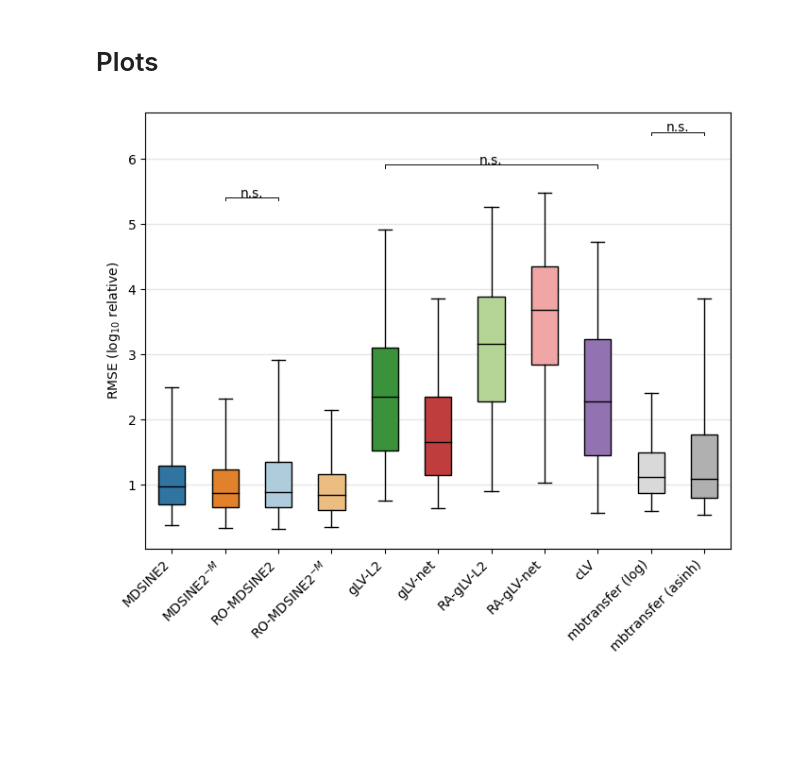
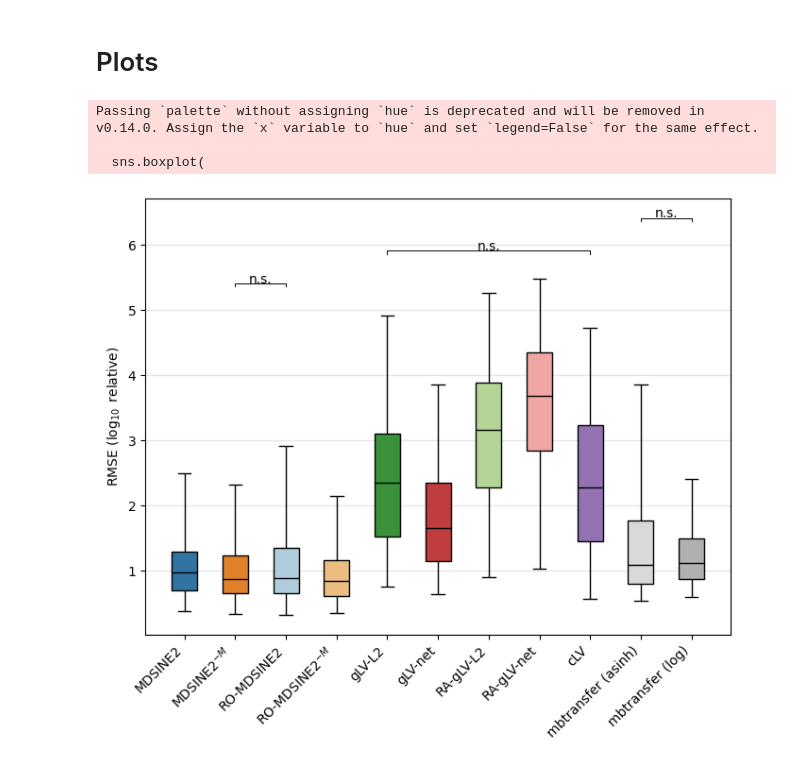
Before and after one commit to gibsonlab/microbiome_interventions, a Jupyter notebook: _plots/step1_cv_plot.ipynb, the cells around one changed output. Drawn from its saved outputs; the diff is of its cells as text; code cells hidden in the pictures; blank space fills up the shorter version.

Commit message:
order changed for plot

```diff
--- a/_plots/step1_cv_plot.ipynb
+++ b/_plots/step1_cv_plot.ipynb
@@ -202,8 +202,8 @@ method_labels = {
     'gLV (elastic net)': 'gLV-net',
     'gLV (ridge)': 'gLV-L2',
     'LRA': 'RA-L',
-    'mbtransfer_log': 'mbtransfer (log)',
-    'mbtransfer_arcsinh': 'mbtransfer (asinh)'
+    'mbtransfer_arcsinh': 'mbtransfer (asinh)',
+    'mbtransfer_log': 'mbtransfer (log)'
 }
 palette = sns.color_palette("tab10", n_colors=10)
 paired_palette = sns.color_palette("Paired")
@@ -219,25 +219,28 @@ method_colors = {
     'gLV-RA (ridge)': paired_palette[2],
     'cLV': palette[4],
     'LRA': palette[5],
-    'mbtransfer_log': gradient_palette[2],
-    'mbtransfer_arcsinh': gradient_palette[4]
+    'mbtransfer_arcsinh': gradient_palette[2],
+    'mbtransfer_log': gradient_palette[4],
 }
 # %% [markdown]
 # Plots
 # %%
-method_order = ['MDSINE2', 'MDSINE2 (No Modules)', 'RA-MDSINE2', 'RA-MDSINE2 (No Modules)', 'gLV (ridge)', 'gLV (elastic net)', 'gLV-RA (ridge)', 'gLV-RA (elastic net)', 'cLV', 'mbtransfer_log', 'mbtransfer_arcsinh']
+method_order = ['MDSINE2', 'MDSINE2 (No Modules)', 'RA-MDSINE2', 'RA-MDSINE2 (No Modules)', 'gLV (ridge)', 'gLV (elastic net)', 'gLV-RA (ridge)', 'gLV-RA (elastic net)', 'cLV', 'mbtransfer_arcsinh', 'mbtransfer_log']
 
 
 fig, ax = plt.subplots(1, 1, figsize=(8, 6))
 
 box_width = 0.5
 # lb = 1e-5
 # method_order = ['MDSINE2', 'MDSINE2 (No Modules)', 'gLV (ridge)', 'gLV (elastic net)', 'mbtransfer']
 # healthy_abs_errors = make_boxplot(axes['healthy_abs'], healthy_abs_df, method_order, method_labels, method_colors, xlabel='', ylabel=r'RMSE ($\log_{10}$ Concentration)', lb=lb, eps=1e3, box_width=0.5)
 
 lb = 1e-10
 healthy_rel_errors = make_boxplot(ax, healthy_rel_df, method_order, method_labels, method_colors, xlabel='', ylabel='RMSE ($\log_{10}$ relative)', lb=lb, eps=1e-8, box_width=box_width)
 
 plt.savefig('mbtransfer_healthy_cohort.pdf',bbox_inches='tight')
 # %% [output]
+Passing `palette` without assigning `hue` is deprecated and will be removed in v0.14.0. Assign the `x` variable to `hue` and set `legend=False` for the same effect.
+
+  sns.boxplot(
-[figure, old version]
+[figure, new version]
```
Also changed, not shown: parts of 2 cells of this notebook, 2 other files.
